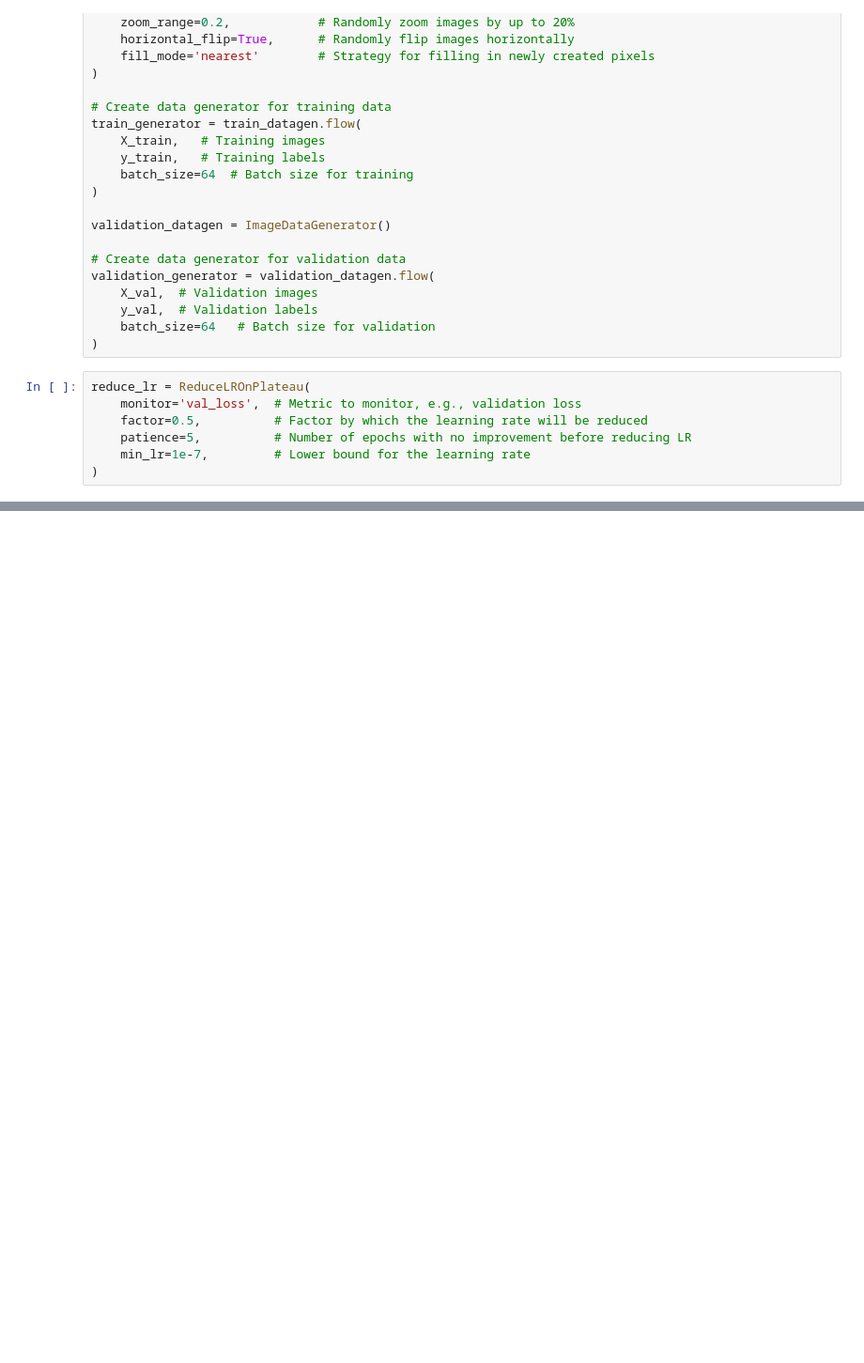
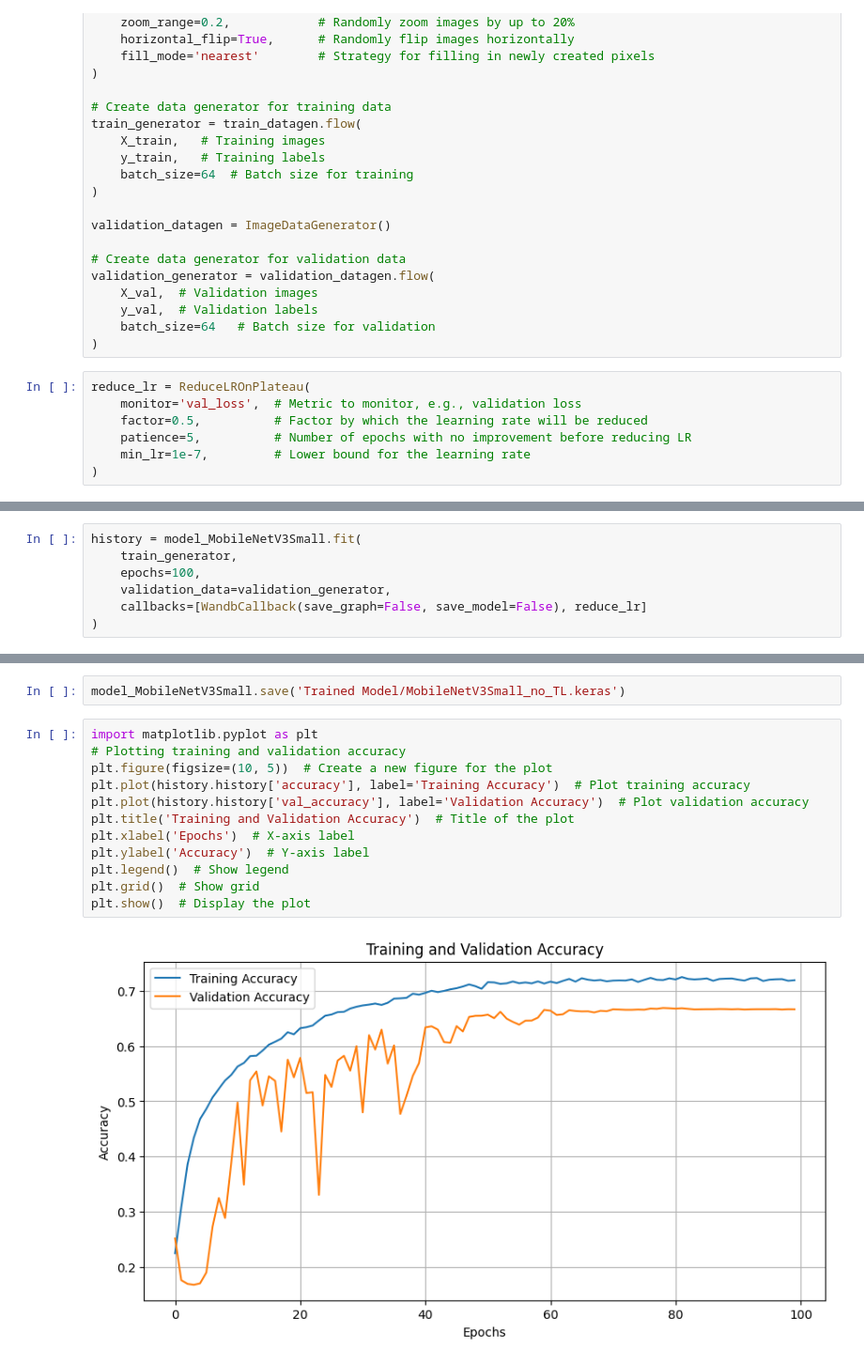
Before and after one commit to Solobrad/Facial-emotion-recognition-in-music-recommendation-system---MobileNetV3, a Jupyter notebook: No_transferlearning.ipynb, the cells around one changed output, grey strips where cells are left out. Shown at 94% size. Saved outputs shown, nothing was run; the diff lists cells and outputs as text; blank space fills up the shorter version.

```diff
--- a/No_transferlearning.ipynb
+++ b/No_transferlearning.ipynb
@@ -94,0 +144,7 @@ reduce_lr = ReduceLROnPlateau(
+# %%
+history = model_MobileNetV3Small.fit(
+    train_generator,
+    epochs=100,
+    validation_data=validation_generator,
+    callbacks=[WandbCallback(save_graph=False, save_model=False), reduce_lr]
+)
@@ -94,0 +171,16 @@ reduce_lr = ReduceLROnPlateau(
+# %%
+model_MobileNetV3Small.save('Trained Model/MobileNetV3Small_no_TL.keras')
+# %%
+import matplotlib.pyplot as plt
+# Plotting training and validation accuracy
+plt.figure(figsize=(10, 5))  # Create a new figure for the plot
+plt.plot(history.history['accuracy'], label='Training Accuracy')  # Plot training accuracy
+plt.plot(history.history['val_accuracy'], label='Validation Accuracy')  # Plot validation accuracy
+plt.title('Training and Validation Accuracy')  # Title of the plot
+plt.xlabel('Epochs')  # X-axis label
+plt.ylabel('Accuracy')  # Y-axis label
+plt.legend()  # Show legend
+plt.grid()  # Show grid
+plt.show()  # Display the plot
+# %% [output]
+[figure, added]
```
Also changed, not shown: parts of 5 cells of this notebook, 12 other files.
